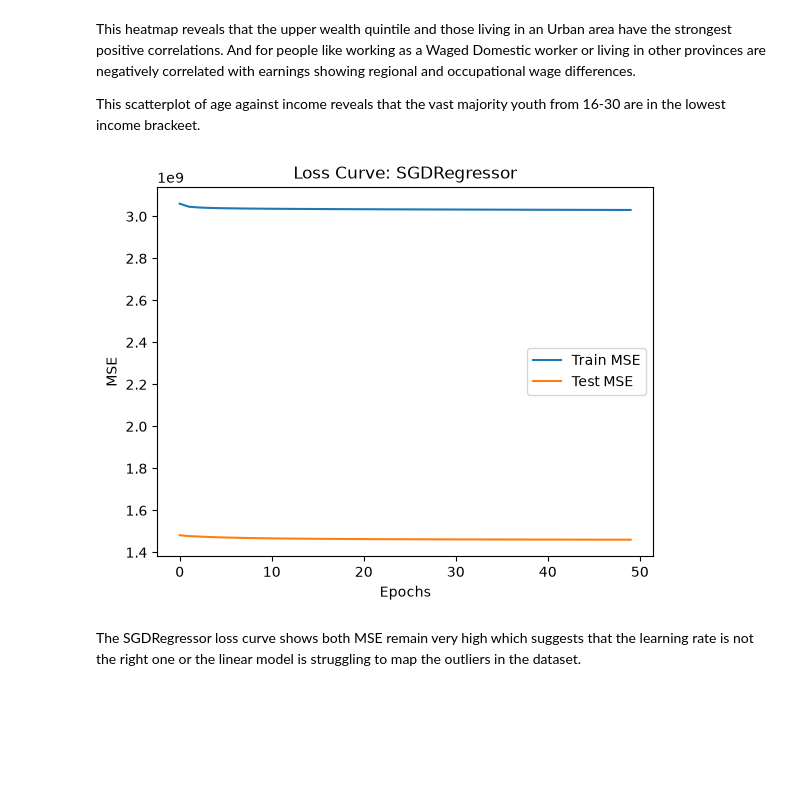
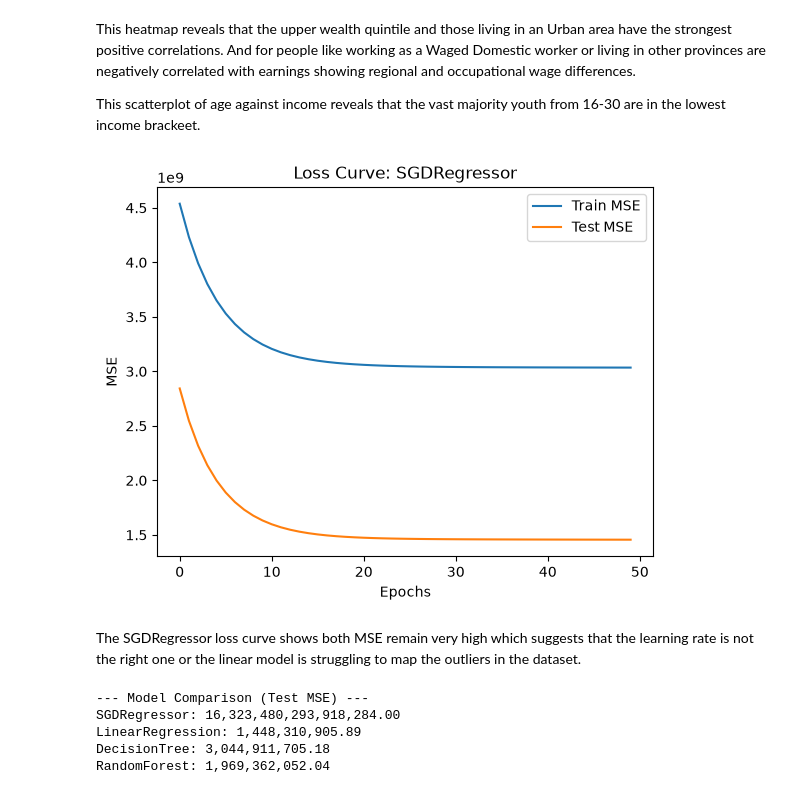
Before and after one commit to boaziza/linear_regression_model, a Jupyter notebook: summative/linear_regression/multivariate.ipynb, the cells around one changed output. Drawn from its saved outputs; the diff is of its cells as text; code cells hidden in the pictures; blank space fills up the shorter version.

```diff
--- a/summative/linear_regression/multivariate.ipynb
+++ b/summative/linear_regression/multivariate.ipynb
@@ -91,38 +91,70 @@ from sklearn.model_selection import train_test_split
 from sklearn.preprocessing import StandardScaler
 from sklearn.linear_model import SGDRegressor
 from sklearn.metrics import mean_squared_error
 
 X = df_encoded.drop(columns=['monthly_income'])
 y = df_encoded['monthly_income']
 
-# 80/20 Train-Test Split
+
 X_train, X_test, y_train, y_test = train_test_split(X, y, test_size=0.2, random_state=42)
 
-# Fit scaler strictly on training data
+
 scaler = StandardScaler()
 X_train_scaled = scaler.fit_transform(X_train)
 X_test_scaled = scaler.transform(X_test)
 
-# Train SGDRegressor and capture loss per epoch
-sgd = SGDRegressor(random_state=42)
+
+sgd = SGDRegressor(learning_rate='constant', eta0=0.0001,random_state=42)
 epochs = 50
 train_mse, test_mse = [], []
 
 for epoch in range(epochs):
     sgd.partial_fit(X_train_scaled, y_train)
 
     train_mse.append(mean_squared_error(y_train, sgd.predict(X_train_scaled)))
     test_mse.append(mean_squared_error(y_test, sgd.predict(X_test_scaled)))
 
-# Plot the Loss Curve
+# Plot Loss Curve
 plt.plot(range(epochs), train_mse, label='Train MSE')
 plt.plot(range(epochs), test_mse, label='Test MSE')
 plt.xlabel('Epochs')
 plt.ylabel('MSE')
 plt.title('Loss Curve: SGDRegressor')
 plt.legend()
 plt.show()
 # %% [output]
-[figure, old version]
+[figure, new version]
-# %% [markdown]
-The SGDRegressor loss curve shows both MSE remain very high which suggests that the learning rate is not the right one or the linear model is struggling to map the outliers in the dataset.
+# %% [markdown]
+The SGDRegressor loss curve shows both MSE remain very high which suggests that the learning rate is not the right one or the linear model is struggling to map the outliers in the dataset.
+# %%
+from sklearn.linear_model import LinearRegression, SGDRegressor
+from sklearn.tree import DecisionTreeRegressor
+from sklearn.ensemble import RandomForestRegressor
+from sklearn.metrics import mean_squared_error
+
+# Initialize the 4 required models
+sgd = SGDRegressor(learning_rate='adaptive', eta0=0.01, penalty='l2', random_state=42)
+lr = LinearRegression()
+dt = DecisionTreeRegressor(random_state=42)
+rf = RandomForestRegressor(random_state=42)
+
+models = {
+    'SGDRegressor': sgd,
+    'LinearRegression': lr,
+    'DecisionTree': dt,
+    'RandomForest': rf
+}
+
+# Train and evaluate each
+print("--- Model Comparison (Test MSE) ---")
+for name, model in models.items():
+    model.fit(X_train_scaled, y_train)
+    predictions = model.predict(X_test_scaled)
+    mse = mean_squared_error(y_test, predictions)
+    print(f"{name}: {mse:,.2f}")
+# %% [output]
+--- Model Comparison (Test MSE) ---
+SGDRegressor: 16,323,480,293,918,284.00
+LinearRegression: 1,448,310,905.89
+DecisionTree: 3,044,911,705.18
+RandomForest: 1,969,362,052.04
```
Also changed, not shown: parts of 2 cells of this notebook.
